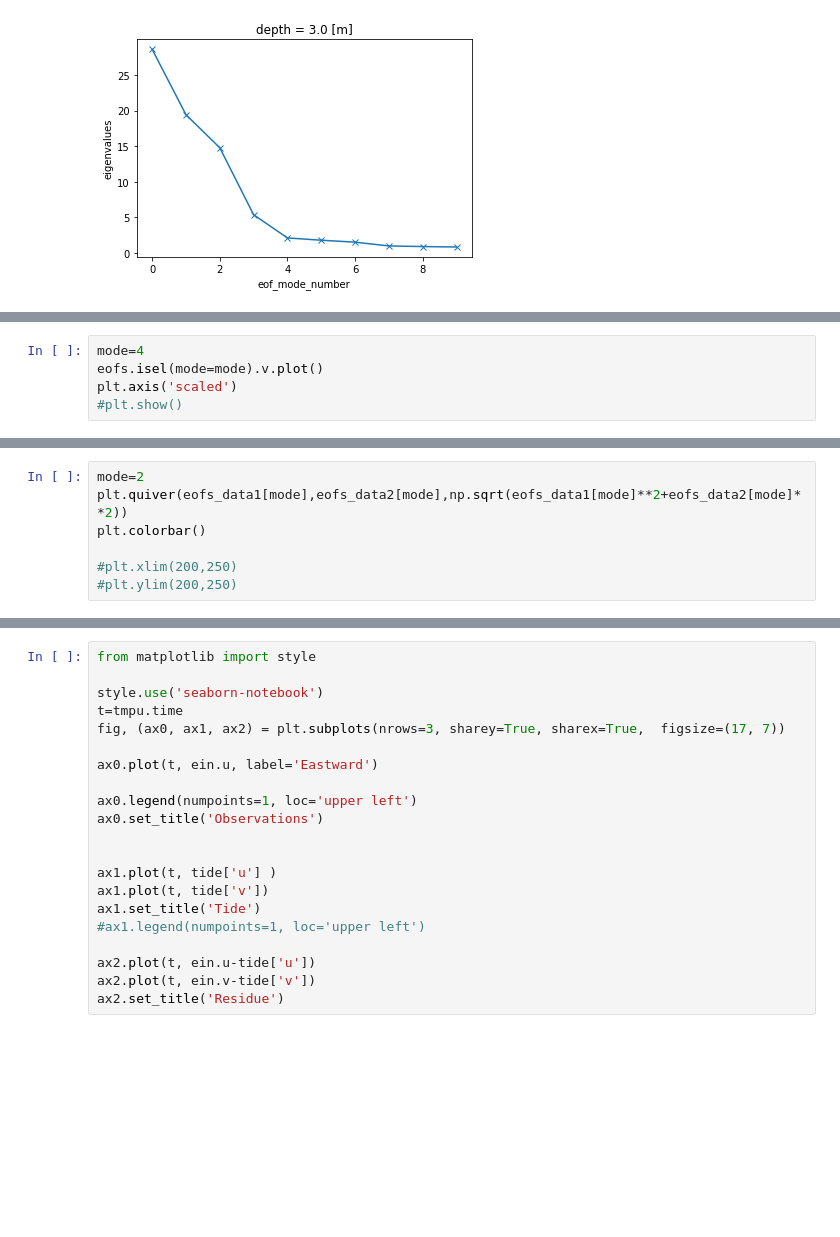
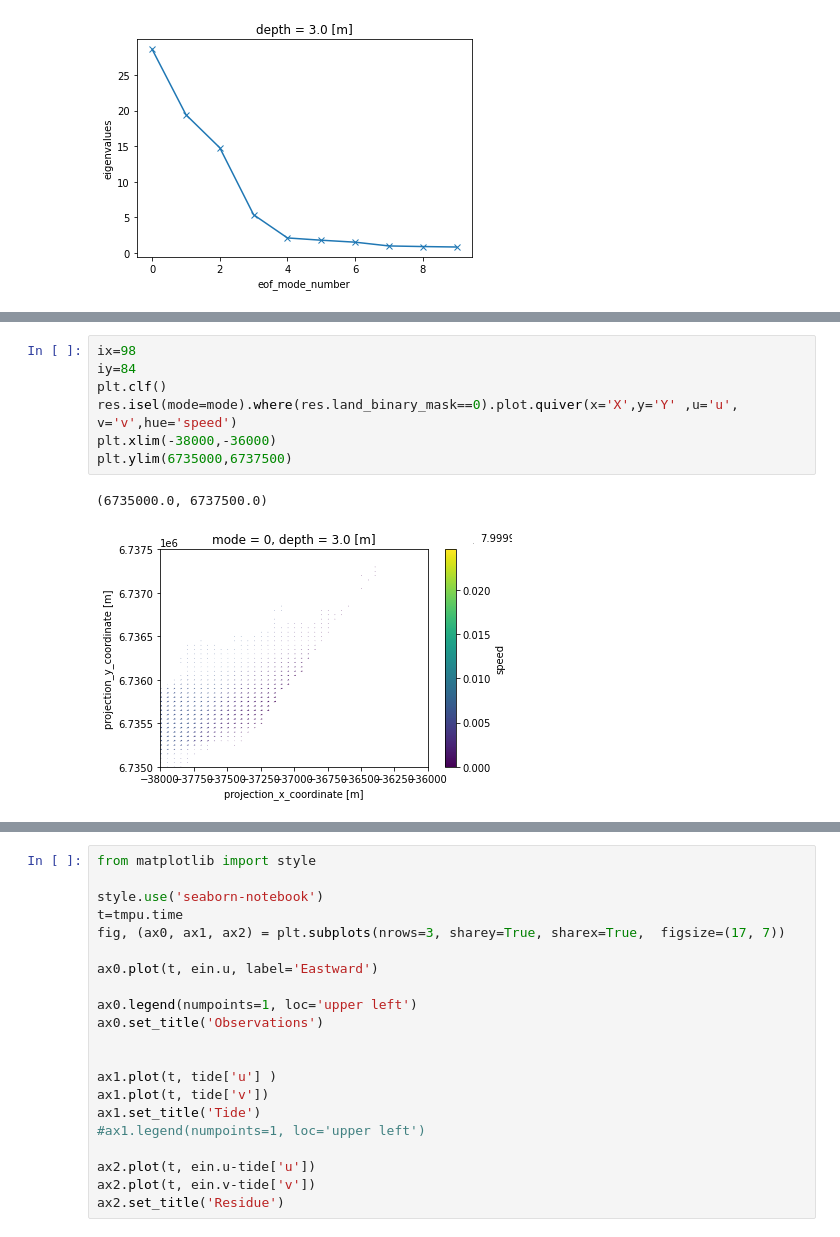
Before and after one commit to galendal/FACTS, a Jupyter notebook: eof_GA.ipynb, the cells around one changed output, grey strips where cells are left out. Saved outputs shown, nothing was run; the diff lists cells and outputs as text; blank space fills up the shorter version.

```diff
--- a/eof_GA.ipynb
+++ b/eof_GA.ipynb
@@ -199,5 +127,0 @@ eofs.xarray.Eof
-# %%
-mode=4
-eofs.isel(mode=mode).v.plot()
-plt.axis('scaled')
-#plt.show()
@@ -273,7 +127,0 @@ plt.xlim(0,10)
-# %%
-mode=2
-plt.quiver(eofs_data1[mode],eofs_data2[mode],np.sqrt(eofs_data1[mode]**2+eofs_data2[mode]**2))
-plt.colorbar()
-
-#plt.xlim(200,250)
-#plt.ylim(200,250)
@@ -458,0 +155,10 @@ ValueError: setting an array element with a sequence.
+# %%
+ix=98
+iy=84
+plt.clf()
+res.isel(mode=mode).where(res.land_binary_mask==0).plot.quiver(x='X',y='Y' ,u='u', v='v',hue='speed')
+plt.xlim(-38000,-36000)
+plt.ylim(6735000,6737500)
+# %% [output]
+(6735000.0, 6737500.0)
+[figure, added]
```
Also changed, not shown: parts of 60 cells of this notebook.
